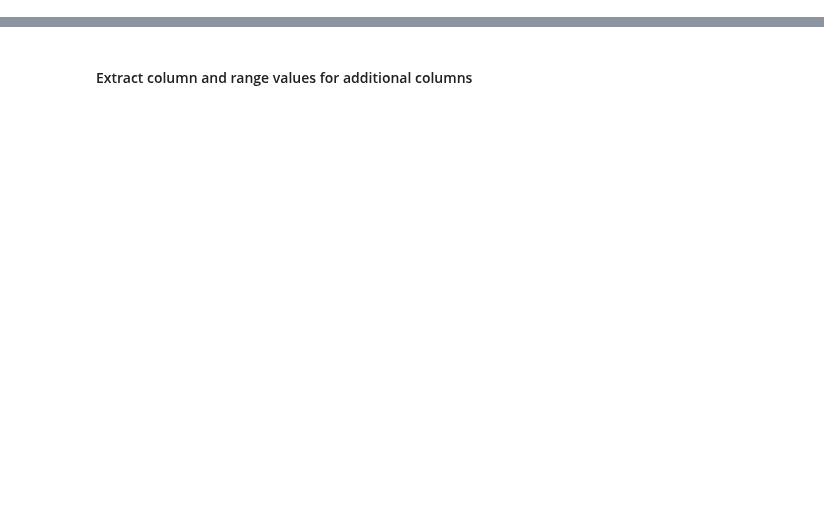
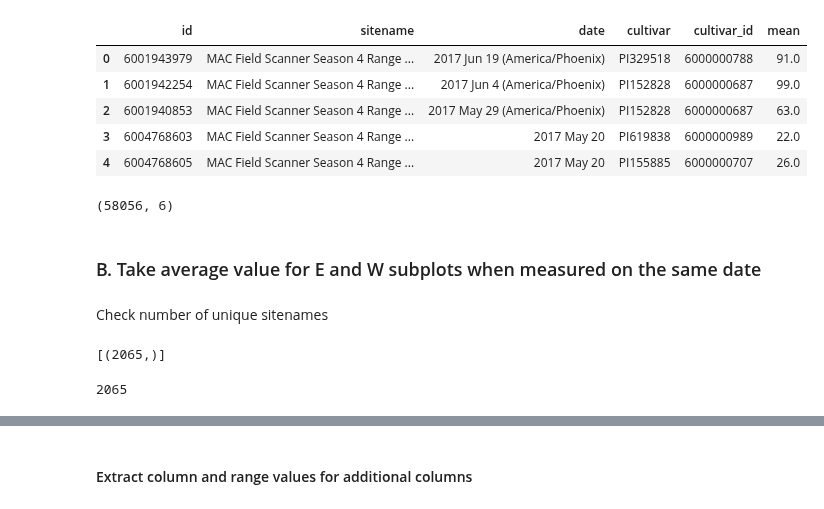
Before and after one commit to genophenoenvo/terraref-datasets, a Jupyter notebook: notebooks/canopy_heights.ipynb, the cells around one changed output, grey strips where cells are left out. Saved outputs shown, nothing was run; the diff lists cells and outputs as text; code cells hidden in the pictures; blank space fills up the shorter version.

```diff
--- a/notebooks/canopy_heights.ipynb
+++ b/notebooks/canopy_heights.ipynb
@@ -245,0 +15,2 @@ manual_df_2 = manual_df_1.rename({'mean': 'canopy_height'}, axis=1)
+# %%
+engine = sqlalchemy.create_engine('sqlite://', echo=False)
@@ -245,0 +42,36 @@ manual_df_2 = manual_df_1.rename({'mean': 'canopy_height'}, axis=1)
+# %%
+dropped_cols = pd.read_sql_query("""
+                                SELECT id, sitename, date, cultivar, cultivar_id, mean
+                                FROM traits
+                                WHERE trait = 'canopy_height';
+                                """, engine)
+
+# dropped_cols.head()
+# %% [output]
+|  | id | sitename | date | cultivar | cultivar_id | mean |
+| 0 | 6001943979 | MAC Field Scanner Season 4 Range ... | 2017 Jun 19 (America/Phoenix) | PI329518 | 6000000788 | 91.0 |
+| 1 | 6001942254 | MAC Field Scanner Season 4 Range ... | 2017 Jun 4 (America/Phoenix) | PI152828 | 6000000687 | 99.0 |
+| 2 | 6001940853 | MAC Field Scanner Season 4 Range ... | 2017 May 29 (America/Phoenix) | PI152828 | 6000000687 | 63.0 |
+| 3 | 6004768603 | MAC Field Scanner Season 4 Range ... | 2017 May 20 | PI619838 | 6000000989 | 22.0 |
+| 4 | 6004768605 | MAC Field Scanner Season 4 Range ... | 2017 May 20 | PI155885 | 6000000707 | 26.0 |
+# %%
+dropped_cols.shape
+# %% [output]
+(58056, 6)
+# %% [markdown]
+### B. Take average value for E and W subplots when measured on the same date
+# %% [markdown]
+Check number of unique sitenames
+# %%
+engine.execute("""
+                SELECT COUNT(DISTINCT sitename)
+                FROM traits
+                WHERE
+                trait = 'canopy_height'
+                """).fetchall()
+# %% [output]
+[(2065,)]
+# %%
+df_0.loc[df_0.trait == 'canopy_height'].sitename.nunique()
+# %% [output]
+2065
```
Also changed, not shown: parts of 73 cells of this notebook.
